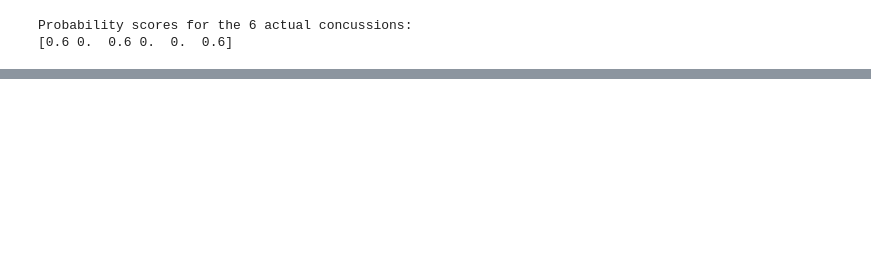
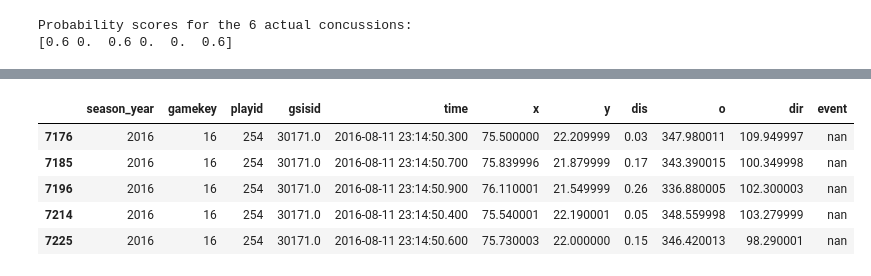
Before and after one commit to shmorhunmsds/summer_milestone_2, a Jupyter notebook: puntv6.ipynb, the cells around one changed output, grey strips where cells are left out. Cells and saved outputs as stored; diff of their text form; code cells hidden in the pictures; blank space fills up the shorter version.

```diff
--- a/puntv6.ipynb
+++ b/puntv6.ipynb
@@ -385,0 +882,9 @@ Threshold | Precision | Recall | False Positives | True Positives
+# %%
+test2.head()
+# %% [output]
+|  | season_year | gamekey | playid | gsisid | time | x | y | dis | o | dir | event |
+| 7176 | 2016 | 16 | 254 | 30171.0 | 2016-08-11 23:14:50.300 | 75.500000 | 22.209999 | 0.03 | 347.980011 | 109.949997 | nan |
+| 7185 | 2016 | 16 | 254 | 30171.0 | 2016-08-11 23:14:50.700 | 75.839996 | 21.879999 | 0.17 | 343.390015 | 100.349998 | nan |
+| 7196 | 2016 | 16 | 254 | 30171.0 | 2016-08-11 23:14:50.900 | 76.110001 | 21.549999 | 0.26 | 336.880005 | 102.300003 | nan |
+| 7214 | 2016 | 16 | 254 | 30171.0 | 2016-08-11 23:14:50.400 | 75.540001 | 22.190001 | 0.05 | 348.559998 | 103.279999 | nan |
+| 7225 | 2016 | 16 | 254 | 30171.0 | 2016-08-11 23:14:50.600 | 75.730003 | 22.000000 | 0.15 | 346.420013 | 98.290001 | nan |
```
Also changed, not shown: parts of 33 cells of this notebook.
